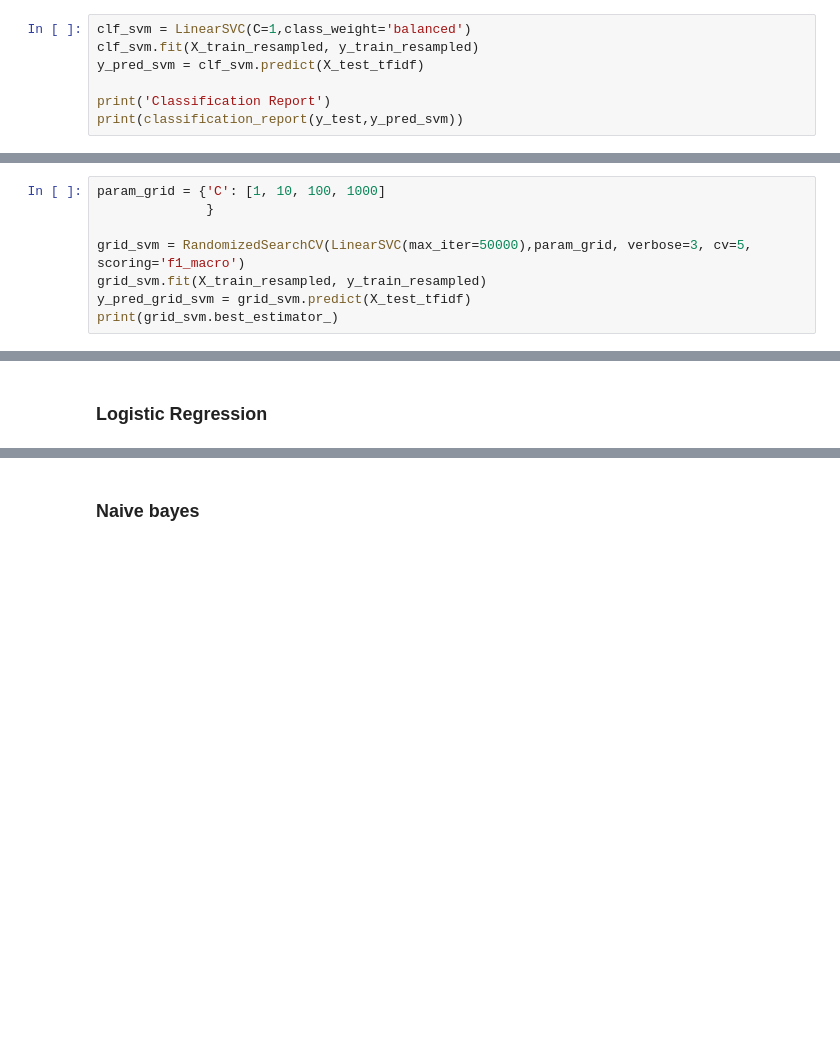
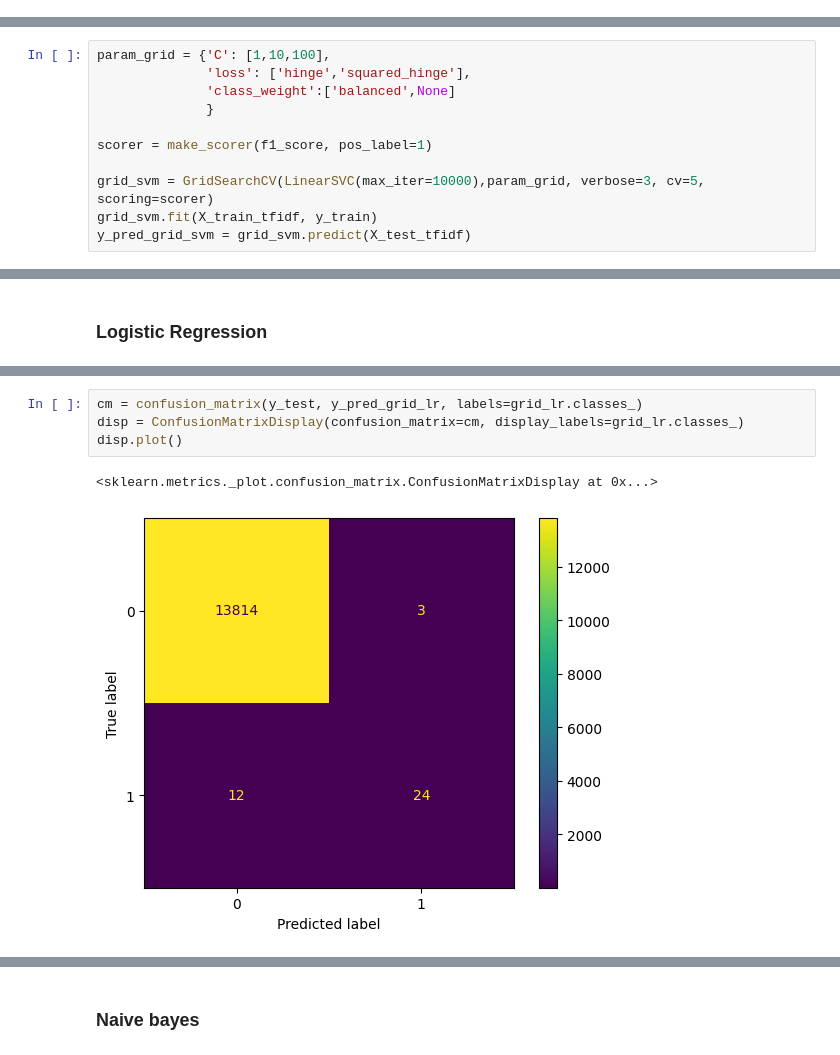
Before and after one commit to Seixal97/tweet_mining_project, a Jupyter notebook: pipeline_smote.ipynb, the cells around one changed output, grey strips where cells are left out. Saved outputs shown, nothing was run; the diff lists cells and outputs as text; blank space fills up the shorter version.

```diff
--- a/pipeline_smote.ipynb
+++ b/pipeline_smote.ipynb
@@ -184,9 +167,2 @@ $
 # %% [markdown]
 ### SVM
-# %%
-clf_svm = LinearSVC(C=1,class_weight='balanced')
-clf_svm.fit(X_train_resampled, y_train_resampled)
-y_pred_svm = clf_svm.predict(X_test_tfidf)
-
-print('Classification Report')
-print(classification_report(y_test,y_pred_svm))
@@ -203,9 +169,12 @@ weighted avg       1.00      1.00      1.00     13853
 # %%
-param_grid = {'C': [1, 10, 100, 1000]
+param_grid = {'C': [1,10,100],
+              'loss': ['hinge','squared_hinge'],
+              'class_weight':['balanced',None]
               }
 
-grid_svm = RandomizedSearchCV(LinearSVC(max_iter=50000),param_grid, verbose=3, cv=5, scoring='f1_macro')
-grid_svm.fit(X_train_resampled, y_train_resampled)
+scorer = make_scorer(f1_score, pos_label=1)
+
+grid_svm = GridSearchCV(LinearSVC(max_iter=10000),param_grid, verbose=3, cv=5, scoring=scorer)
+grid_svm.fit(X_train_tfidf, y_train)
 y_pred_grid_svm = grid_svm.predict(X_test_tfidf)
-print(grid_svm.best_estimator_)
 # %% [output]
@@ -306 +333,8 @@ weighted avg       1.00      1.00      1.00     13853
+# %%
+cm = confusion_matrix(y_test, y_pred_grid_lr, labels=grid_lr.classes_)
+disp = ConfusionMatrixDisplay(confusion_matrix=cm, display_labels=grid_lr.classes_)
+disp.plot()
+# %% [output]
+<sklearn.metrics._plot.confusion_matrix.ConfusionMatrixDisplay at 0x...>
+[figure, added]
 # %%
```
Also changed, not shown: parts of 41 cells of this notebook, 5 other files.
